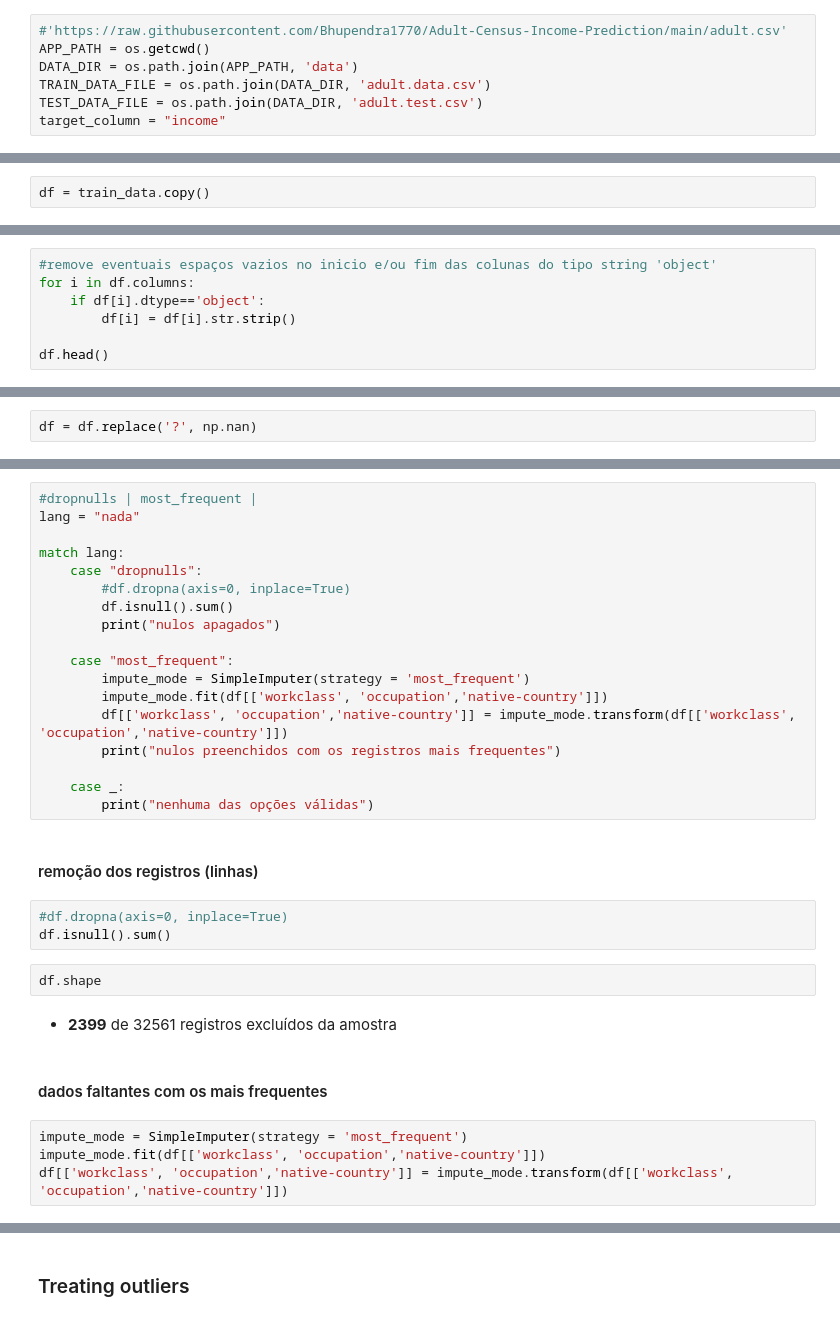
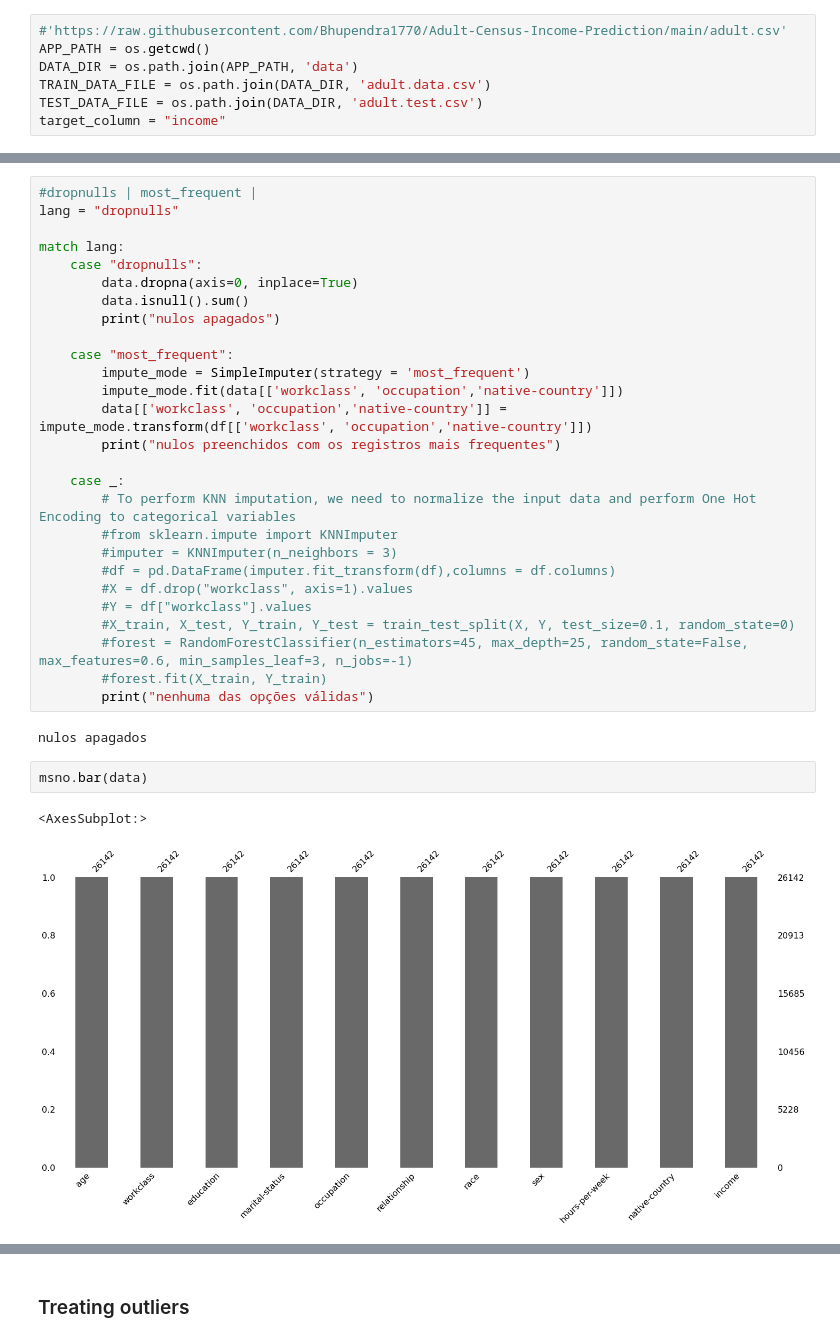
Before and after one commit to cazevedo1977/academico, a Jupyter notebook: doutorado/disciplinas/PCS5024 - Aprendizado Estatistico/homework1/adult.classification.ipynb, the cells around one changed output, grey strips where cells are left out. Saved outputs shown, nothing was run; the diff lists cells and outputs as text.

```diff
--- a/doutorado/disciplinas/PCS5024 - Aprendizado Estatistico/homework1/adult.classification.ipynb
+++ b/doutorado/disciplinas/PCS5024 - Aprendizado Estatistico/homework1/adult.classification.ipynb
@@ -165,2 +169,0 @@ train_data.head(5)
-# %%
-df = train_data.copy()
@@ -172,7 +169,0 @@ df = train_data.copy()
-# %%
-#remove eventuais espaços vazios no inicio e/ou fim das colunas do tipo string 'object'
-for i in df.columns:
-    if df[i].dtype=='object':
-        df[i] = df[i].str.strip()
-
-df.head()
@@ -186,2 +169,0 @@ df.head()
-# %%
-df = df.replace('?', np.nan)
@@ -227,34 +227,35 @@ dtype: int64
  - para efeito de classificação, será considerada a abordagem que resultar no melhor desempenho dos modelos utilizados
 # %%
 #dropnulls | most_frequent |
-lang = "nada"
+lang = "dropnulls"
 
 match lang:
     case "dropnulls":
-        #df.dropna(axis=0, inplace=True)
-        df.isnull().sum()
+        data.dropna(axis=0, inplace=True)
+        data.isnull().sum()
         print("nulos apagados")
 
     case "most_frequent":
         impute_mode = SimpleImputer(strategy = 'most_frequent')
-        impute_mode.fit(df[['workclass', 'occupation','native-country']])
-        df[['workclass', 'occupation','native-country']] = impute_mode.transform(df[['workclass', 'occupation','native-country']])
+        impute_mode.fit(data[['workclass', 'occupation','native-country']])
+        data[['workclass', 'occupation','native-country']] = impute_mode.transform(df[['workclass', 'occupation','native-country']])
         print("nulos preenchidos com os registros mais frequentes")
 
     case _:
+        # To perform KNN imputation, we need to normalize the input data and perform One Hot Encoding to categorical variables
+        #from sklearn.impute import KNNImputer
+        #imputer = KNNImputer(n_neighbors = 3)
+        #df = pd.DataFrame(imputer.fit_transform(df),columns = df.columns)
+        #X = df.drop("workclass", axis=1).values
+        #Y = df["workclass"].values
+        #X_train, X_test, Y_train, Y_test = train_test_split(X, Y, test_size=0.1, random_state=0)
+        #forest = RandomForestClassifier(n_estimators=45, max_depth=25, random_state=False, max_features=0.6, min_samples_leaf=3, n_jobs=-1)
+        #forest.fit(X_train, Y_train)
         print("nenhuma das opções válidas")
+# %% [output]
+nulos apagados
-# %% [markdown]
-#### remoção dos registros (linhas)
 # %%
-#df.dropna(axis=0, inplace=True)
-df.isnull().sum()
+msno.bar(data)
+# %% [output]
+<AxesSubplot:>
+[figure, added]
-# %%
-df.shape
-# %% [markdown]
- - **2399** de 32561 registros excluídos da amostra
-# %% [markdown]
-#### dados faltantes com os mais frequentes
-# %%
-impute_mode = SimpleImputer(strategy = 'most_frequent')
-impute_mode.fit(df[['workclass', 'occupation','native-country']])
-df[['workclass', 'occupation','native-country']] = impute_mode.transform(df[['workclass', 'occupation','native-country']])
```
Also changed, not shown: parts of 58 cells of this notebook.
